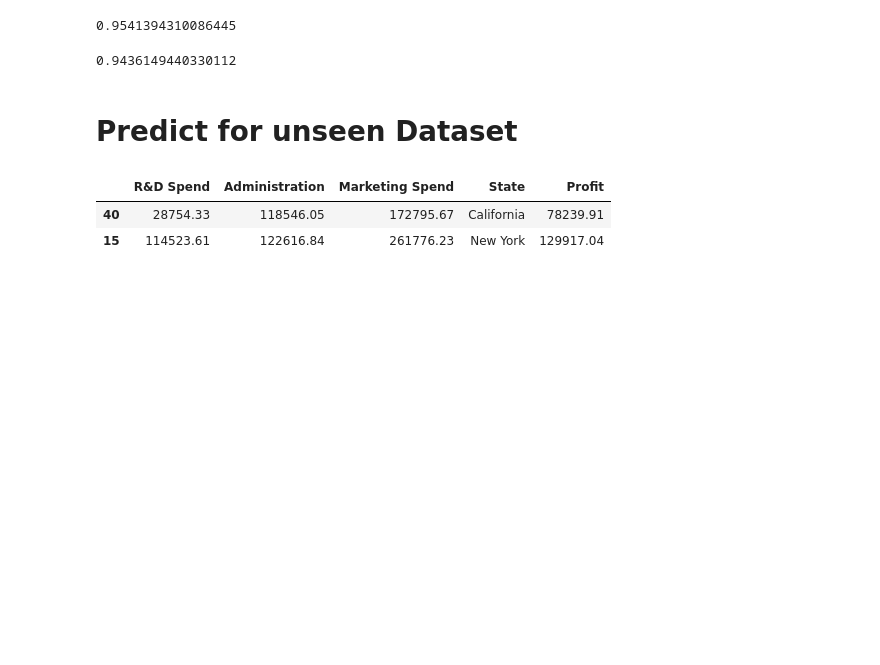
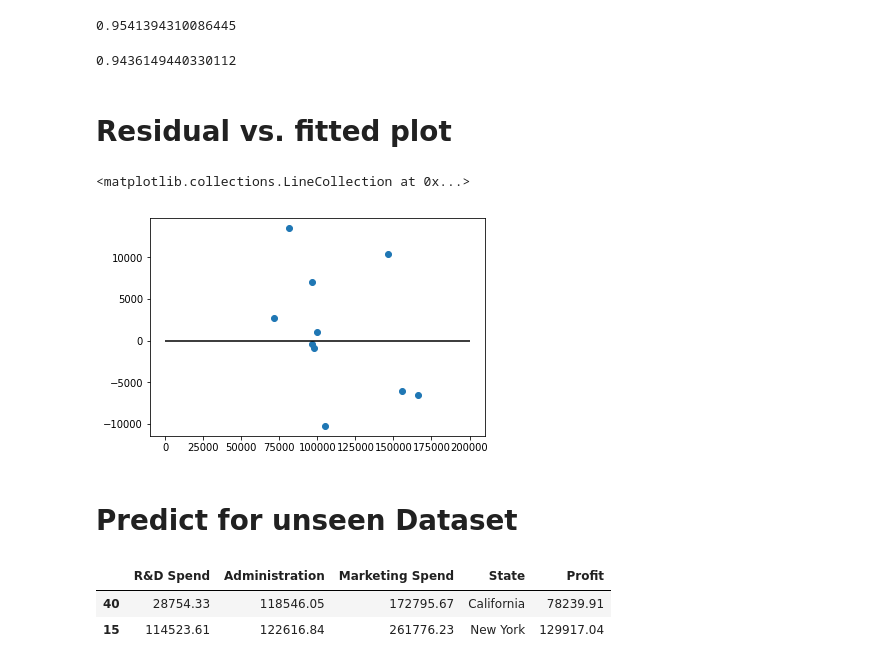
Before and after one commit to noushadkhan01/ML-and-DL-by-SuperDataScience, a Jupyter notebook: Machine-Learning/Part 2 - Regression/Section 5 - Multiple Linear Regression/Multiple_Regressions_on_50_Startup_data.ipynb, the cells around one changed output. Cells and saved outputs as stored; diff of their text form; code cells hidden in the pictures; blank space fills up the shorter version.

```diff
--- a/Machine-Learning/Part 2 - Regression/Section 5 - Multiple Linear Regression/Multiple_Regressions_on_50_Startup_data.ipynb
+++ b/Machine-Learning/Part 2 - Regression/Section 5 - Multiple Linear Regression/Multiple_Regressions_on_50_Startup_data.ipynb
@@ -174,6 +168,14 @@ reg.score(X_train, y_train)
 reg.score(X_test, y_test)
 # %% [output]
 0.9436149440330112
+# %% [markdown]
+# Residual vs. fitted plot
+# %%
+plt.scatter(y_test, (y_test - reg.predict(X_test)))
+plt.hlines(y = 0, xmin = 0, xmax = 200000)
+# %% [output]
+<matplotlib.collections.LineCollection at 0x...>
+[figure, added]
 # %% [markdown]
 # Predict for unseen Dataset
 # %%
```
Also changed, not shown: parts of 19 cells of this notebook.
